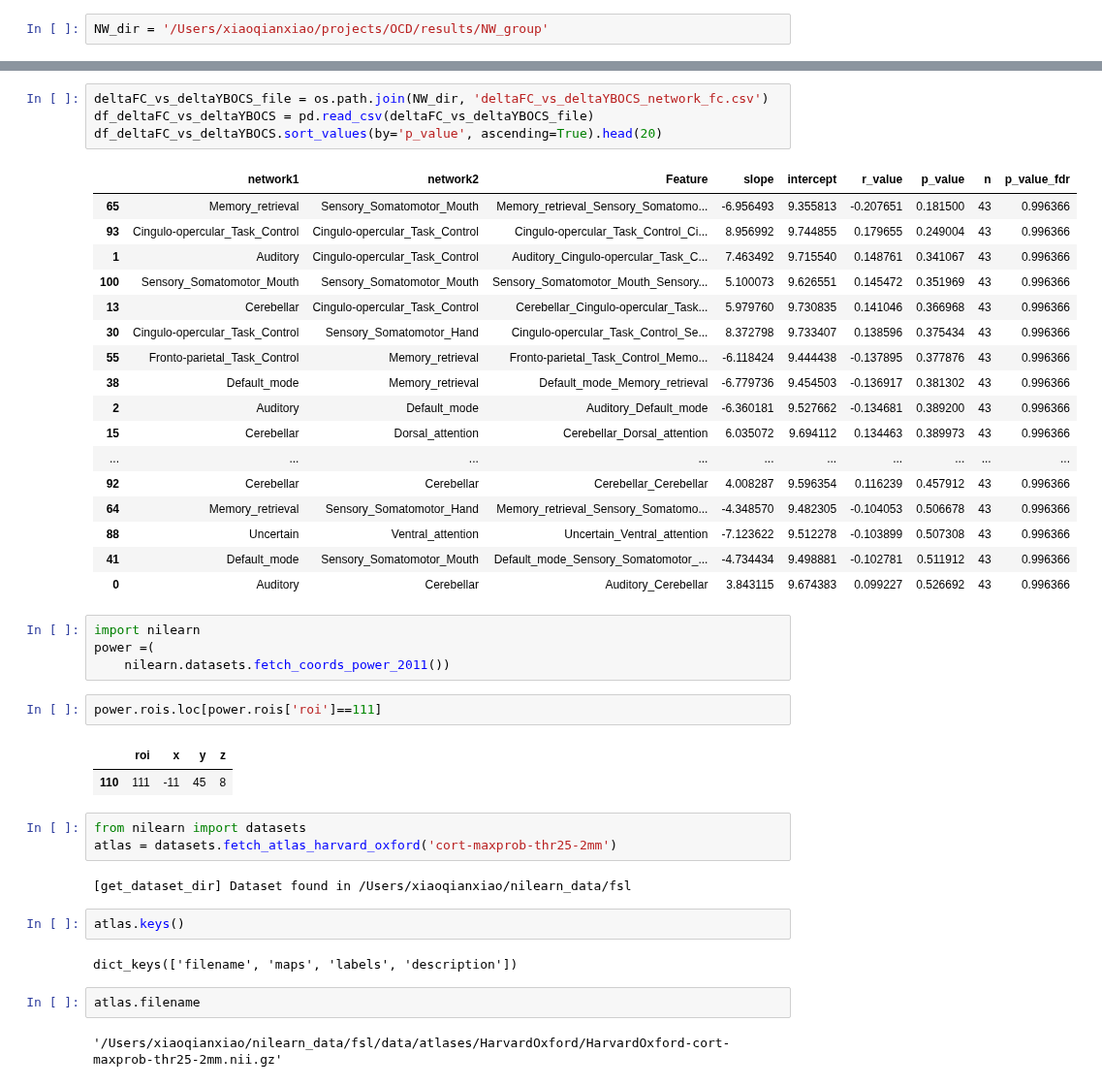
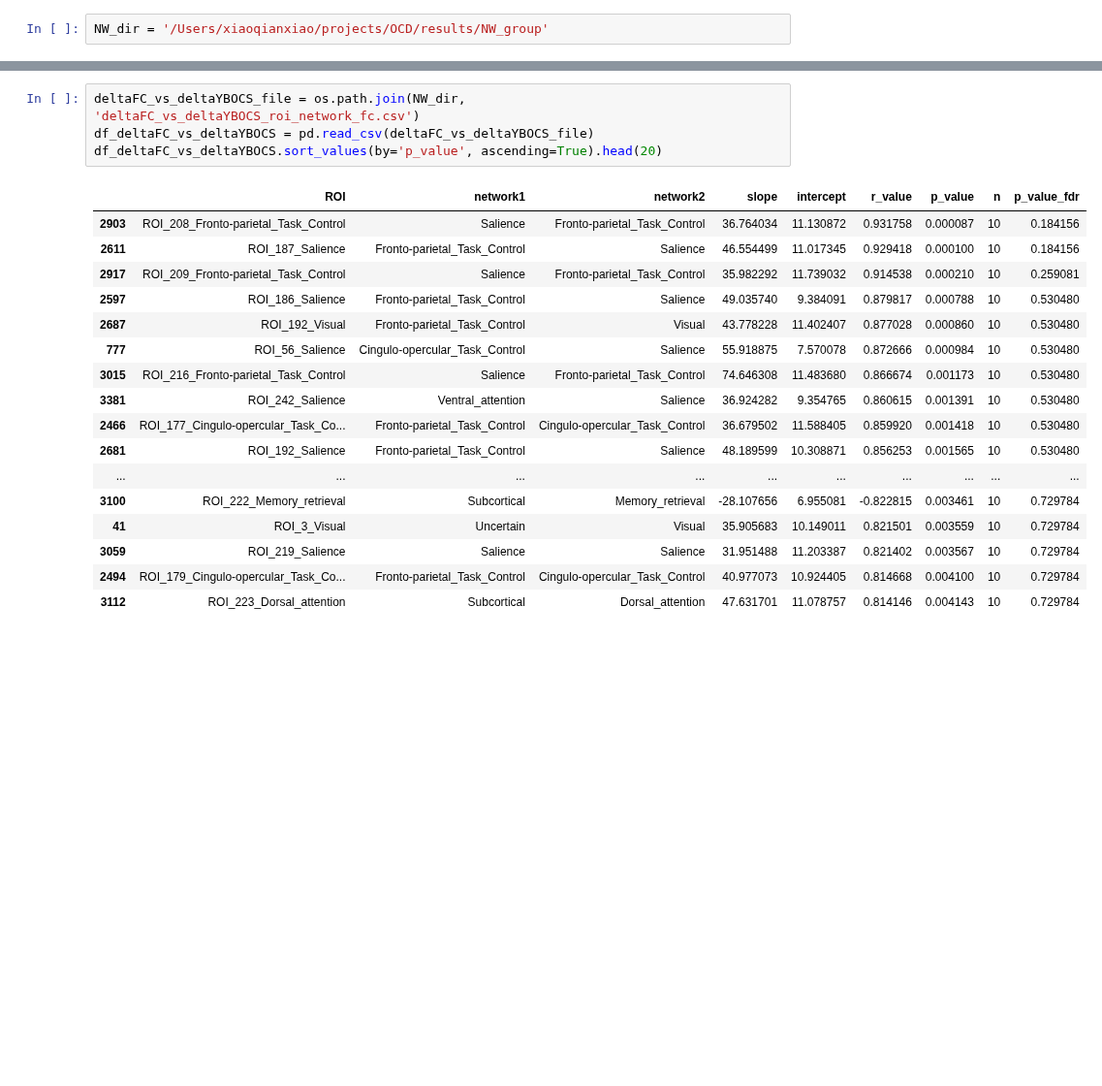
Before and after one commit to XiaoqianXiao/OCD_RO1, a Jupyter notebook: results_visualization.ipynb, the cells around one changed output, grey strips where cells are left out. Shown at 97% size. Saved outputs shown, nothing was run; the diff lists cells and outputs as text; blank space fills up the shorter version.

```diff
--- a/results_visualization.ipynb
+++ b/results_visualization.ipynb
@@ -254,44 +302,22 @@ df_baselineFC_vs_deltaYBOCS.sort_values(by='p_value', ascending=True).head(20)
 # %%
-deltaFC_vs_deltaYBOCS_file = os.path.join(NW_dir, 'deltaFC_vs_deltaYBOCS_network_fc.csv')
+deltaFC_vs_deltaYBOCS_file = os.path.join(NW_dir, 'deltaFC_vs_deltaYBOCS_roi_network_fc.csv')
 df_deltaFC_vs_deltaYBOCS = pd.read_csv(deltaFC_vs_deltaYBOCS_file)
 df_deltaFC_vs_deltaYBOCS.sort_values(by='p_value', ascending=True).head(20)
 # %% [output]
-|  | network1 | network2 | Feature | slope | intercept | r_value | p_value | n | p_value_fdr |
-| 65 | Memory_retrieval | Sensory_Somatomotor_Mouth | Memory_retrieval_Sensory_Somatomo... | -6.956493 | 9.355813 | -0.207651 | 0.181500 | 43 | 0.996366 |
-| 93 | Cingulo-opercular_Task_Control | Cingulo-opercular_Task_Control | Cingulo-opercular_Task_Control_Ci... | 8.956992 | 9.744855 | 0.179655 | 0.249004 | 43 | 0.996366 |
-| 1 | Auditory | Cingulo-opercular_Task_Control | Auditory_Cingulo-opercular_Task_C... | 7.463492 | 9.715540 | 0.148761 | 0.341067 | 43 | 0.996366 |
-| 100 | Sensory_Somatomotor_Mouth | Sensory_Somatomotor_Mouth | Sensory_Somatomotor_Mouth_Sensory... | 5.100073 | 9.626551 | 0.145472 | 0.351969 | 43 | 0.996366 |
-| 13 | Cerebellar | Cingulo-opercular_Task_Control | Cerebellar_Cingulo-opercular_Task... | 5.979760 | 9.730835 | 0.141046 | 0.366968 | 43 | 0.996366 |
-| 30 | Cingulo-opercular_Task_Control | Sensory_Somatomotor_Hand | Cingulo-opercular_Task_Control_Se... | 8.372798 | 9.733407 | 0.138596 | 0.375434 | 43 | 0.996366 |
-| 55 | Fronto-parietal_Task_Control | Memory_retrieval | Fronto-parietal_Task_Control_Memo... | -6.118424 | 9.444438 | -0.137895 | 0.377876 | 43 | 0.996366 |
-| 38 | Default_mode | Memory_retrieval | Default_mode_Memory_retrieval | -6.779736 | 9.454503 | -0.136917 | 0.381302 | 43 | 0.996366 |
-| 2 | Auditory | Default_mode | Auditory_Default_mode | -6.360181 | 9.527662 | -0.134681 | 0.389200 | 43 | 0.996366 |
-| 15 | Cerebellar | Dorsal_attention | Cerebellar_Dorsal_attention | 6.035072 | 9.694112 | 0.134463 | 0.389973 | 43 | 0.996366 |
+|  | ROI | network1 | network2 | slope | intercept | r_value | p_value | n | p_value_fdr |
+| 2903 | ROI_208_Fronto-parietal_Task_Control | Salience | Fronto-parietal_Task_Control | 36.764034 | 11.130872 | 0.931758 | 0.000087 | 10 | 0.184156 |
+| 2611 | ROI_187_Salience | Fronto-parietal_Task_Control | Salience | 46.554499 | 11.017345 | 0.929418 | 0.000100 | 10 | 0.184156 |
+| 2917 | ROI_209_Fronto-parietal_Task_Control | Salience | Fronto-parietal_Task_Control | 35.982292 | 11.739032 | 0.914538 | 0.000210 | 10 | 0.259081 |
+| 2597 | ROI_186_Salience | Fronto-parietal_Task_Control | Salience | 49.035740 | 9.384091 | 0.879817 | 0.000788 | 10 | 0.530480 |
+| 2687 | ROI_192_Visual | Fronto-parietal_Task_Control | Visual | 43.778228 | 11.402407 | 0.877028 | 0.000860 | 10 | 0.530480 |
+| 777 | ROI_56_Salience | Cingulo-opercular_Task_Control | Salience | 55.918875 | 7.570078 | 0.872666 | 0.000984 | 10 | 0.530480 |
+| 3015 | ROI_216_Fronto-parietal_Task_Control | Salience | Fronto-parietal_Task_Control | 74.646308 | 11.483680 | 0.866674 | 0.001173 | 10 | 0.530480 |
+| 3381 | ROI_242_Salience | Ventral_attention | Salience | 36.924282 | 9.354765 | 0.860615 | 0.001391 | 10 | 0.530480 |
+| 2466 | ROI_177_Cingulo-opercular_Task_Co... | Fronto-parietal_Task_Control | Cingulo-opercular_Task_Control | 36.679502 | 11.588405 | 0.859920 | 0.001418 | 10 | 0.530480 |
+| 2681 | ROI_192_Salience | Fronto-parietal_Task_Control | Salience | 48.189599 | 10.308871 | 0.856253 | 0.001565 | 10 | 0.530480 |
 | ... | ... | ... | ... | ... | ... | ... | ... | ... | ... |
-| 92 | Cerebellar | Cerebellar | Cerebellar_Cerebellar | 4.008287 | 9.596354 | 0.116239 | 0.457912 | 43 | 0.996366 |
-| 64 | Memory_retrieval | Sensory_Somatomotor_Hand | Memory_retrieval_Sensory_Somatomo... | -4.348570 | 9.482305 | -0.104053 | 0.506678 | 43 | 0.996366 |
-| 88 | Uncertain | Ventral_attention | Uncertain_Ventral_attention | -7.123622 | 9.512278 | -0.103899 | 0.507308 | 43 | 0.996366 |
-| 41 | Default_mode | Sensory_Somatomotor_Mouth | Default_mode_Sensory_Somatomotor_... | -4.734434 | 9.498881 | -0.102781 | 0.511912 | 43 | 0.996366 |
-| 0 | Auditory | Cerebellar | Auditory_Cerebellar | 3.843115 | 9.674383 | 0.099227 | 0.526692 | 43 | 0.996366 |
+| 3100 | ROI_222_Memory_retrieval | Subcortical | Memory_retrieval | -28.107656 | 6.955081 | -0.822815 | 0.003461 | 10 | 0.729784 |
+| 41 | ROI_3_Visual | Uncertain | Visual | 35.905683 | 10.149011 | 0.821501 | 0.003559 | 10 | 0.729784 |
+| 3059 | ROI_219_Salience | Salience | Salience | 31.951488 | 11.203387 | 0.821402 | 0.003567 | 10 | 0.729784 |
+| 2494 | ROI_179_Cingulo-opercular_Task_Co... | Fronto-parietal_Task_Control | Cingulo-opercular_Task_Control | 40.977073 | 10.924405 | 0.814668 | 0.004100 | 10 | 0.729784 |
+| 3112 | ROI_223_Dorsal_attention | Subcortical | Dorsal_attention | 47.631701 | 11.078757 | 0.814146 | 0.004143 | 10 | 0.729784 |
-# %%
-import nilearn
-power =(
-    nilearn.datasets.fetch_coords_power_2011())
-# %%
-power.rois.loc[power.rois['roi']==111]
-# %% [output]
-|  | roi | x | y | z |
-| 110 | 111 | -11 | 45 | 8 |
-# %%
-from nilearn import datasets
-atlas = datasets.fetch_atlas_harvard_oxford('cort-maxprob-thr25-2mm')
-# %% [output]
-[get_dataset_dir] Dataset found in /Users/xiaoqianxiao/nilearn_data/fsl
-# %%
-atlas.keys()
-# %% [output]
-dict_keys(['filename', 'maps', 'labels', 'description'])
-# %%
-atlas.filename
-# %% [output]
-'/Users/xiaoqianxiao/nilearn_data/fsl/data/atlases/HarvardOxford/HarvardOxford-cort-maxprob-thr25-2mm.nii.gz'
```
Also changed, not shown: parts of 20 cells of this notebook, 1 other file.
